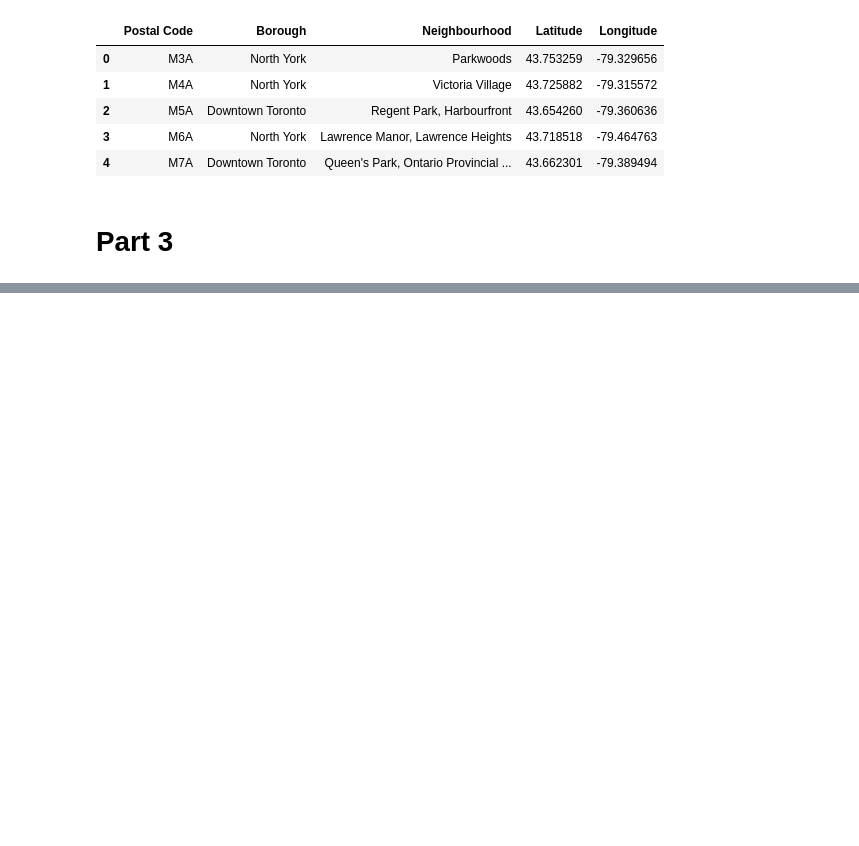
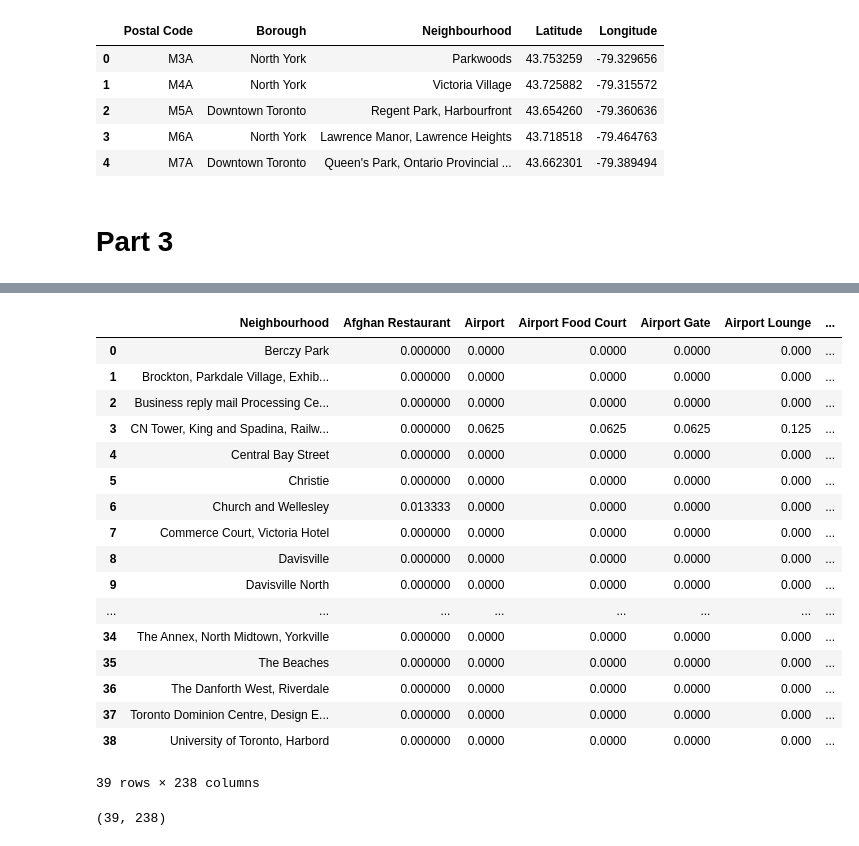
Before and after one commit to mlhadi/coursera-capstone, a Jupyter notebook: capstone-week-3-part3.ipynb, the cells around one changed output, grey strips where cells are left out. Saved outputs shown, nothing was run; the diff lists cells and outputs as text; code cells hidden in the pictures; blank space fills up the shorter version.

Commit message:
Exploration on Toronto dataset.

```diff
--- a/capstone-week-3-part3.ipynb
+++ b/capstone-week-3-part3.ipynb
@@ -105,0 +151,2 @@ m
+# %%
+data = r.json()
@@ -105,0 +165,16 @@ m
+# %%
+venues = data['response']['groups'][0]['items']
+
+nearby_venues = json_normalize(venues) # flatten JSON
+
+# filter columns
+filtered_columns = ['venue.name', 'venue.categories', 'venue.location.lat', 'venue.location.lng']
+nearby_venues =nearby_venues.loc[:, filtered_columns]
+
+# filter the category for each row
+nearby_venues['venue.categories'] = nearby_venues.apply(get_category_type, axis=1)
+
+# clean columns
+nearby_venues.columns = [col.split(".")[-1] for col in nearby_venues.columns]
+
+nearby_venues.head()
@@ -105,0 +225,12 @@ m
+# %%
+toronto = getNearbyVenues(
+    df.loc[df.Borough.str.contains('Toronto'), 'Neighbourhood'],
+    df.loc[df.Borough.str.contains('Toronto'), 'Latitude'],
+    df.loc[df.Borough.str.contains('Toronto'), 'Longitude']
+)
+
+# toronto = getNearbyVenues(
+#     df['Neighbourhood'],
+#     df['Latitude'],
+#     df['Longitude']
+# )
@@ -105,0 +289,11 @@ m
+# %%
+toronto_onehot = pd.get_dummies(toronto[['Venue Category']], prefix='', prefix_sep='')
+
+toronto_onehot['Neighbourhood'] = toronto['Neighbourhood']
+
+index_to_find = toronto_onehot.columns.tolist().index('Neighbourhood')
+
+fixed_columns = [toronto_onehot.columns[index_to_find]] + list(toronto_onehot.columns[:index_to_find]) + list(toronto_onehot.columns[index_to_find+1:])
+toronto_onehot = toronto_onehot[fixed_columns]
+
+toronto_onehot.head()
@@ -105,0 +308,26 @@ m
+# %%
+toronto_grouped = toronto_onehot.groupby('Neighbourhood').mean().reset_index()
+toronto_grouped
+# %% [output]
+|  | Neighbourhood | Afghan Restaurant | Airport | Airport Food Court | Airport Gate | Airport Lounge | ... |
+| 0 | Berczy Park | 0.000000 | 0.0000 | 0.0000 | 0.0000 | 0.000 | ... |
+| 1 | Brockton, Parkdale Village, Exhib... | 0.000000 | 0.0000 | 0.0000 | 0.0000 | 0.000 | ... |
+| 2 | Business reply mail Processing Ce... | 0.000000 | 0.0000 | 0.0000 | 0.0000 | 0.000 | ... |
+| 3 | CN Tower, King and Spadina, Railw... | 0.000000 | 0.0625 | 0.0625 | 0.0625 | 0.125 | ... |
+| 4 | Central Bay Street | 0.000000 | 0.0000 | 0.0000 | 0.0000 | 0.000 | ... |
+| 5 | Christie | 0.000000 | 0.0000 | 0.0000 | 0.0000 | 0.000 | ... |
+| 6 | Church and Wellesley | 0.013333 | 0.0000 | 0.0000 | 0.0000 | 0.000 | ... |
+| 7 | Commerce Court, Victoria Hotel | 0.000000 | 0.0000 | 0.0000 | 0.0000 | 0.000 | ... |
+| 8 | Davisville | 0.000000 | 0.0000 | 0.0000 | 0.0000 | 0.000 | ... |
+| 9 | Davisville North | 0.000000 | 0.0000 | 0.0000 | 0.0000 | 0.000 | ... |
+| ... | ... | ... | ... | ... | ... | ... | ... |
+| 34 | The Annex, North Midtown, Yorkville | 0.000000 | 0.0000 | 0.0000 | 0.0000 | 0.000 | ... |
+| 35 | The Beaches | 0.000000 | 0.0000 | 0.0000 | 0.0000 | 0.000 | ... |
+| 36 | The Danforth West, Riverdale | 0.000000 | 0.0000 | 0.0000 | 0.0000 | 0.000 | ... |
+| 37 | Toronto Dominion Centre, Design E... | 0.000000 | 0.0000 | 0.0000 | 0.0000 | 0.000 | ... |
+| 38 | University of Toronto, Harbord | 0.000000 | 0.0000 | 0.0000 | 0.0000 | 0.000 | ... |
+39 rows × 238 columns
+# %%
+toronto_grouped.shape
+# %% [output]
+(39, 238)
```
Also changed, not shown: parts of 24 cells of this notebook.
